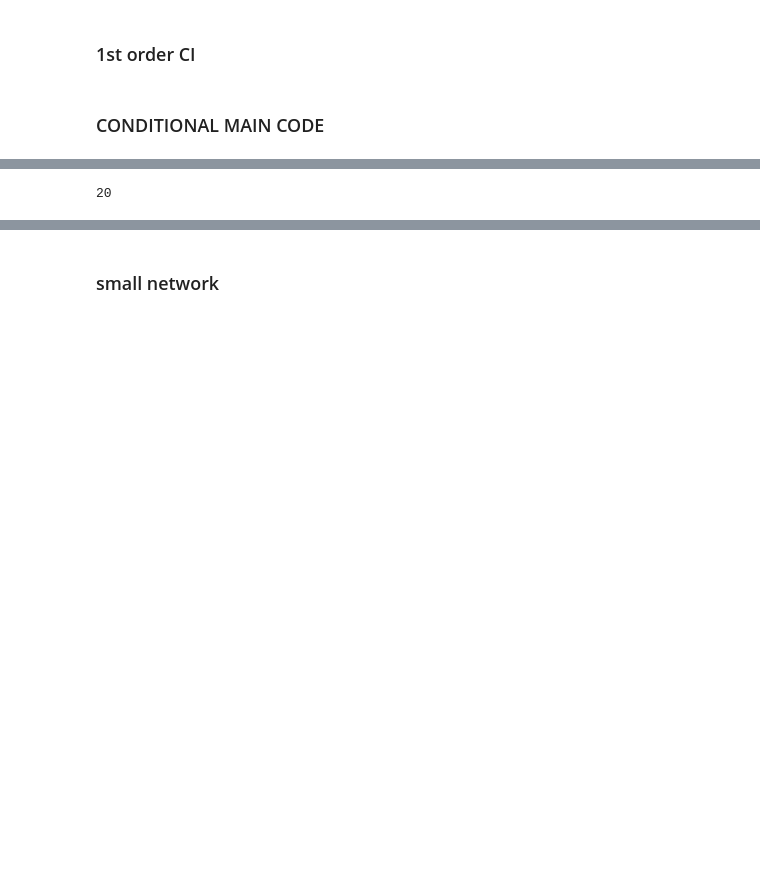
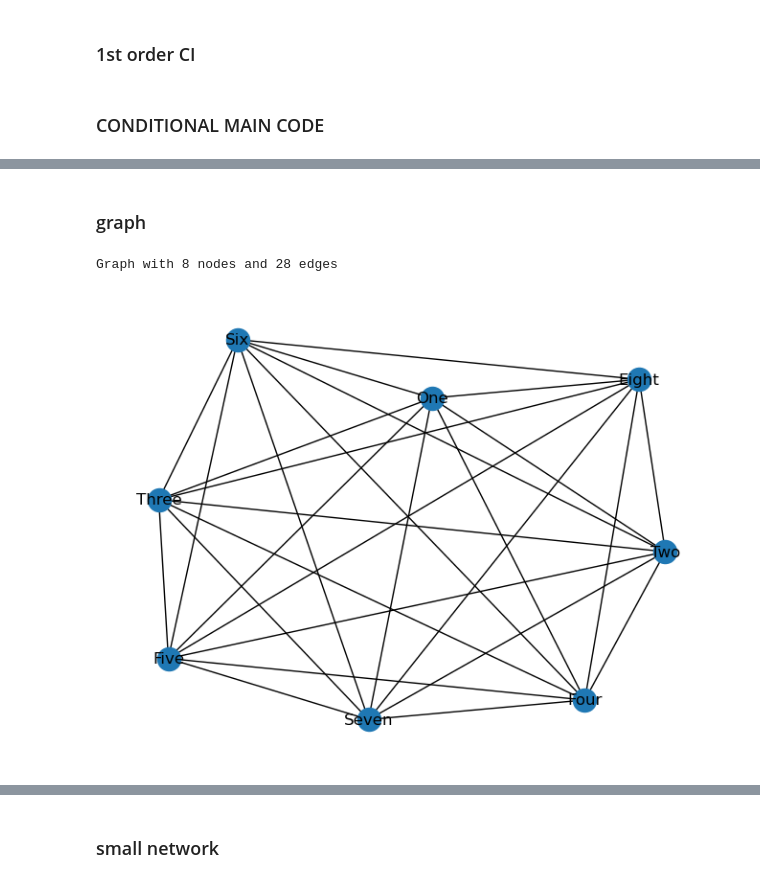
Before and after one commit to Elicit3495/ML_FYP, a Jupyter notebook: conditional.ipynb, the cells around one changed output, grey strips where cells are left out. Cells and saved outputs as stored; diff of their text form; code cells hidden in the pictures; blank space fills up the shorter version.

```diff
--- a/conditional.ipynb
+++ b/conditional.ipynb
@@ -203,6 +182,0 @@ PC_(df_small, 5, 0.05)
-# %%
-G = nx.Graph()
-v = list(df_small)
-for i in v:
-    G.add_node(i)
-print(G)
@@ -235,8 +183,20 @@ false_list = [x[:2] for x in chi2bool(df_small, 0.05)[1]]
-# %%
-test_list = []
-for i,j in false_list:
-    test_list.append((i, j, list(G.edges(i)), list(G.edges(j))))
-# %%
-len(test_list)
-# %% [output]
-20
+# %% [markdown]
+### graph
+# %%
+def Graph(df):
+    G = nx.Graph()
+    v = list(df)
+    for i in v:
+        G.add_node(i)
+    k = list(itertools.combinations(v,2))
+    for i,j in k:
+        G.add_edge(i,j)
+#     print(G)
+    return(G)
+# %%
+g = Graph(df_small)
+print(g)
+nx.draw(g, with_labels = True)
+# %% [output]
+Graph with 8 nodes and 28 edges
+[figure, added]
```
Also changed, not shown: parts of 22 cells of this notebook.
